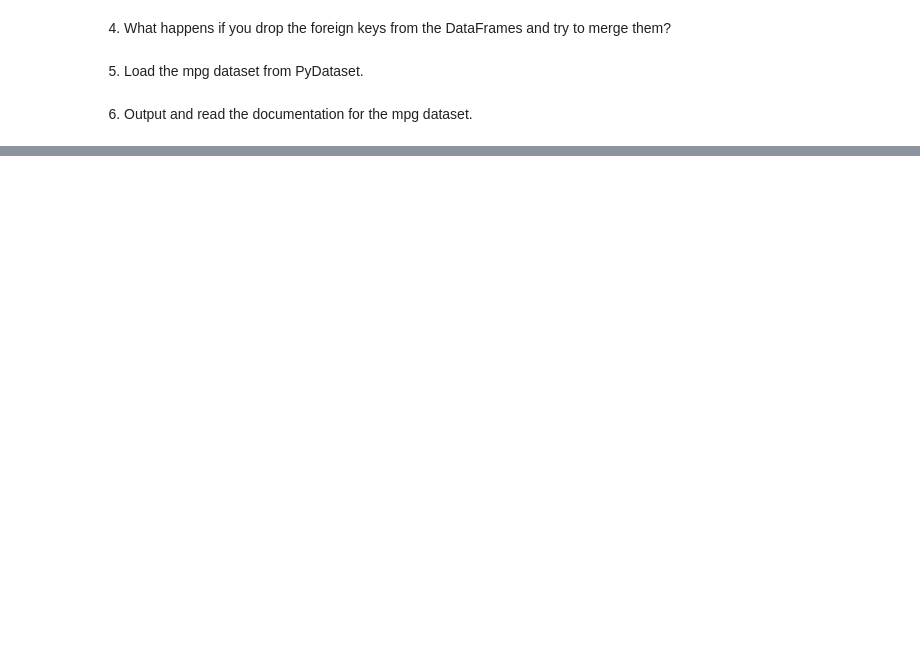
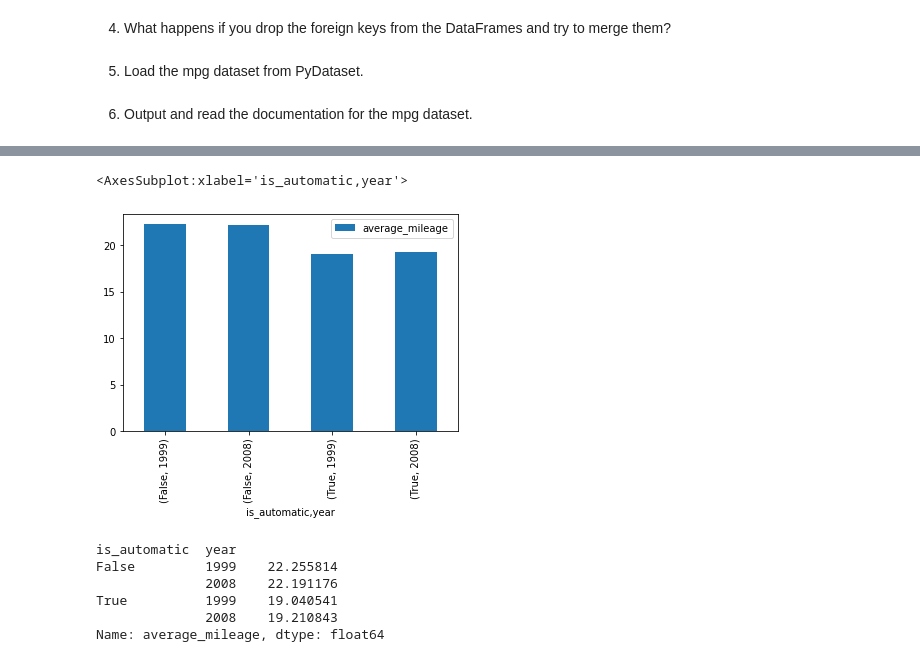
Before and after one commit to HeatherOrtegaMcMillan/numpy-pandas-visualization-exercises, a Jupyter notebook: advanced_dataframes.ipynb, the cells around one changed output, grey strips where cells are left out. Drawn from its saved outputs; the diff is of its cells as text; code cells hidden in the pictures; blank space fills up the shorter version.

```diff
--- a/advanced_dataframes.ipynb
+++ b/advanced_dataframes.ipynb
@@ -177,0 +532,24 @@ datetime.date(9999, 1, 1)
+# %%
+# line graph comparing average mpg accross manufacturers, over time (yr)
+# x axis is years
+# y axis is avg mpg
+# 15 lines
+# break it down and start with one line
+
+# Get x values (years)
+# get y values (mpg avg year)
+
+year_avg_mpg = pd.DataFrame(mpg.groupby(['is_automatic', 'year']).average_mileage.mean())
+year_avg_mpg.plot.bar()
+# %% [output]
+<AxesSubplot:xlabel='is_automatic,year'>
+[figure, added]
+# %%
+mpg.groupby(['is_automatic', 'year']).average_mileage.mean()
+# %% [output]
+is_automatic  year
+False         1999    22.255814
+              2008    22.191176
+True          1999    19.040541
+              2008    19.210843
+Name: average_mileage, dtype: float64
```
Also changed, not shown: parts of 65 cells of this notebook.
